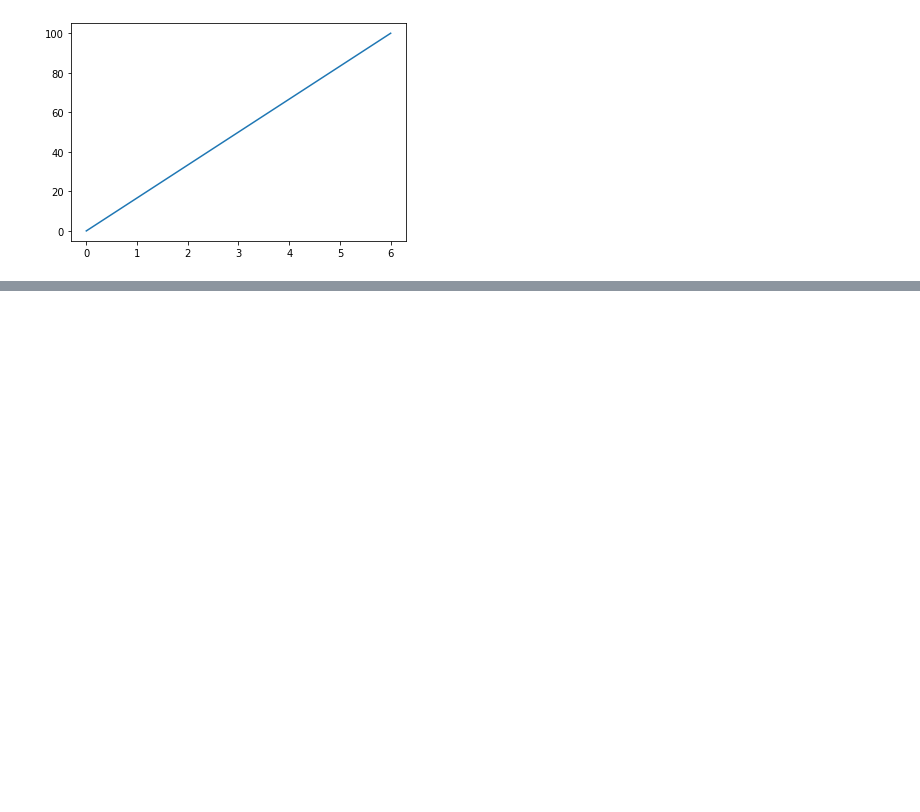
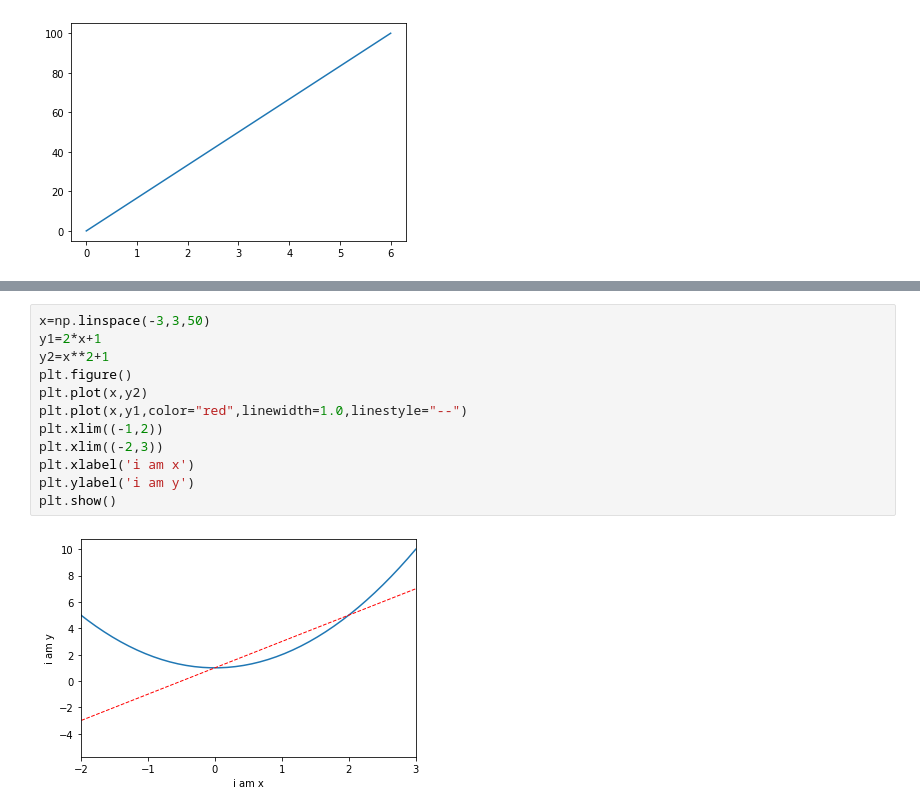
Before and after one commit to tensorFlow-c/ReadyForAI, a Jupyter notebook: matploylib0710.ipynb, the cells around one changed output, grey strips where cells are left out. Drawn from its saved outputs; the diff is of its cells as text; blank space fills up the shorter version.

```diff
--- a/matploylib0710.ipynb
+++ b/matploylib0710.ipynb
@@ -28,0 +30,14 @@ plt.show()
+# %%
+x=np.linspace(-3,3,50)
+y1=2*x+1
+y2=x**2+1
+plt.figure()
+plt.plot(x,y2)
+plt.plot(x,y1,color="red",linewidth=1.0,linestyle="--")
+plt.xlim((-1,2))
+plt.xlim((-2,3))
+plt.xlabel('i am x')
+plt.ylabel('i am y')
+plt.show()
+# %% [output]
+[figure, added]
```
Also changed, not shown: parts of 6 cells of this notebook.
